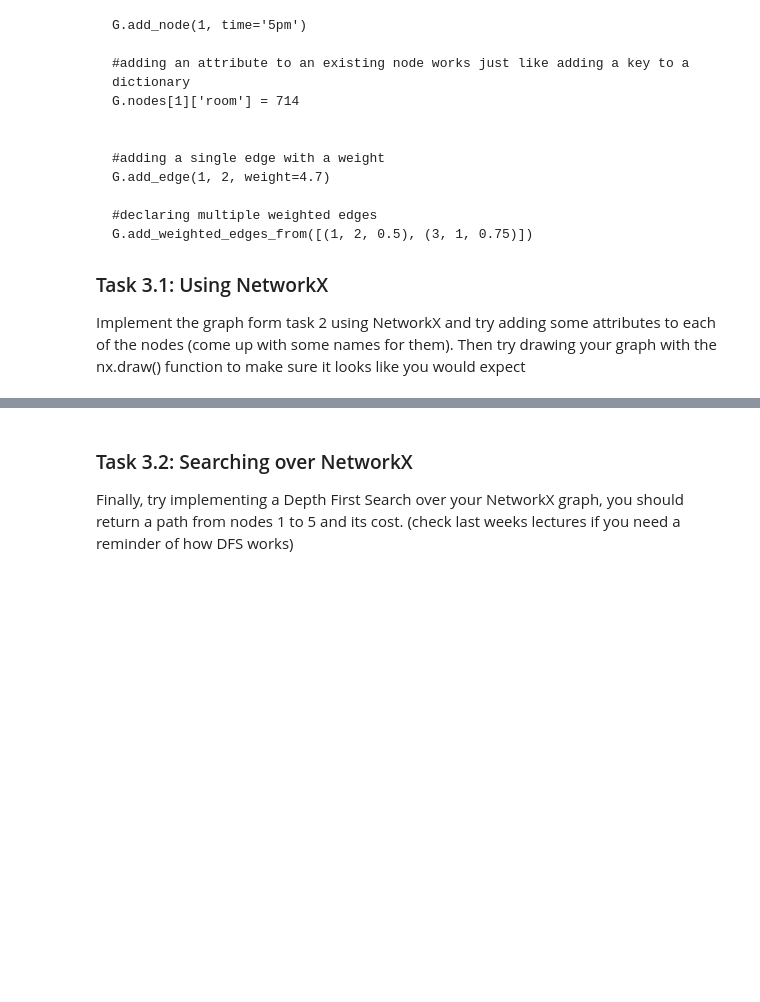
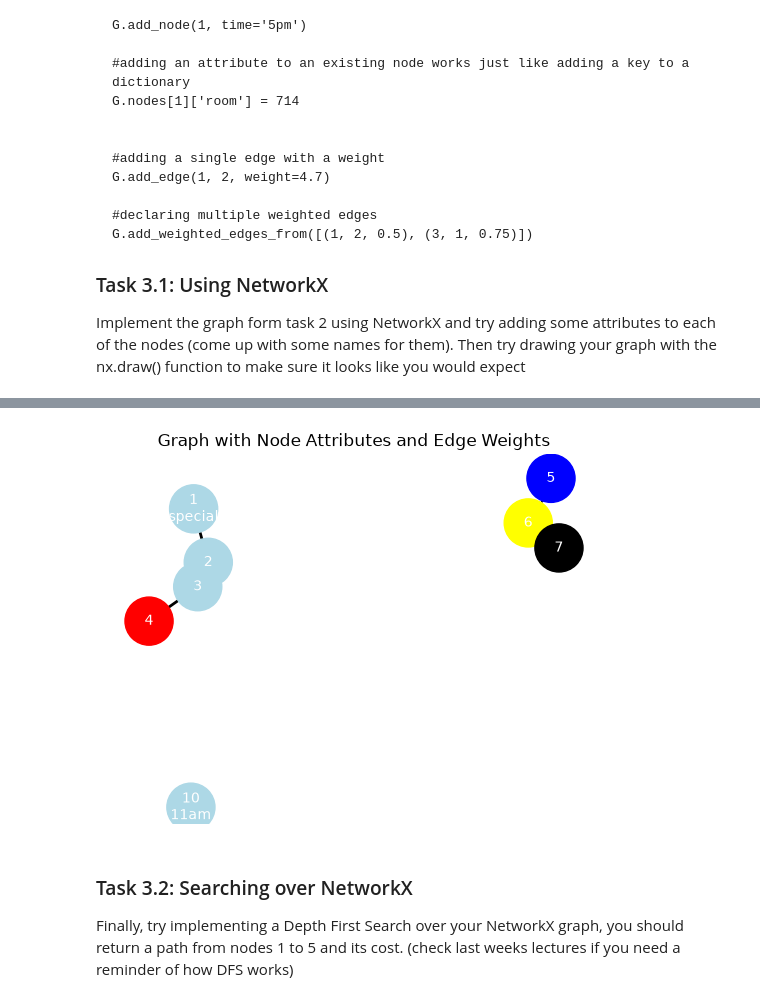
Before and after one commit to guazhouduxue/cs940, a Jupyter notebook: lab/lab4/notebook-4-Graphs.ipynb, the cells around one changed output, grey strips where cells are left out. Cells and saved outputs as stored; diff of their text form; code cells hidden in the pictures; blank space fills up the shorter version.

```diff
--- a/lab/lab4/notebook-4-Graphs.ipynb
+++ b/lab/lab4/notebook-4-Graphs.ipynb
@@ -146,5 +240,92 @@ Implement the graph form task 2 using NetworkX and try adding some attributes to
 # %%
-nx.draw(G)
+import networkx as nx
+import matplotlib.pyplot as plt
+
+G = nx.Graph()
+
+G.add_node(1)
+G.add_nodes_from([2, 3])
+G.add_nodes_from([
+    (4, {"color": "red"}),
+    (5, {"color": "blue"}),
+    (6, {"color": "yellow"}),
+    (7, {"color": "black"})
+])
+G.add_node(10, time="11am")
+
+G.add_edge(1, 2)
+G.add_edge(3, 4)
+
+G.nodes[1]["attribute"] = "special"
+
+G.add_edge(2, 3, weight=7.4)
+G.add_weighted_edges_from([
+    (5, 6, 1.2),
+    (6, 7, 2.4)
+])
+
+# 生成节点布局
+pos = nx.spring_layout(G, seed=42)
+
+# 获取节点颜色，没有 color 属性时使用 lightblue
+node_colors = [
+    G.nodes[node].get("color", "lightblue")
+    for node in G.nodes
+]
+
+# 显示节点编号和属性
+node_labels = {}
+
+for node, data in G.nodes(data=True):
+    details = [str(node)]
+
+    if "attribute" in data:
+        details.append(data["attribute"])
+
+    if "time" in data:
+        details.append(data["time"])
+
+    node_labels[node] = "\n".join(details)
+
+# 绘制节点和边
+nx.draw_networkx_nodes(
+    G,
+    pos,
+    node_color=node_colors,
+    node_size=1200
+)
+
+nx.draw_networkx_edges(
+    G,
+    pos,
+    width=2
+)
+
+# 绘制节点标签
+nx.draw_networkx_labels(
+    G,
+    pos,
+    labels=node_labels,
+    font_size=10,
+    font_color="white"
+)
+
+# 获取并绘制边权重
+edge_labels = nx.get_edge_attributes(G, "weight")
+
+nx.draw_networkx_edge_labels(
+    G,
+    pos,
+    edge_labels=edge_labels,
+    font_size=10,
+    label_pos=0.5
+)
+
+plt.title("Graph with Node Attributes and Edge Weights")
+plt.axis("off")
+plt.show()
+# %% [output]
+[figure, added]
 # %% [markdown]
 ### Task 3.2: Searching over NetworkX
 
```
Also changed, not shown: parts of 4 cells of this notebook.
